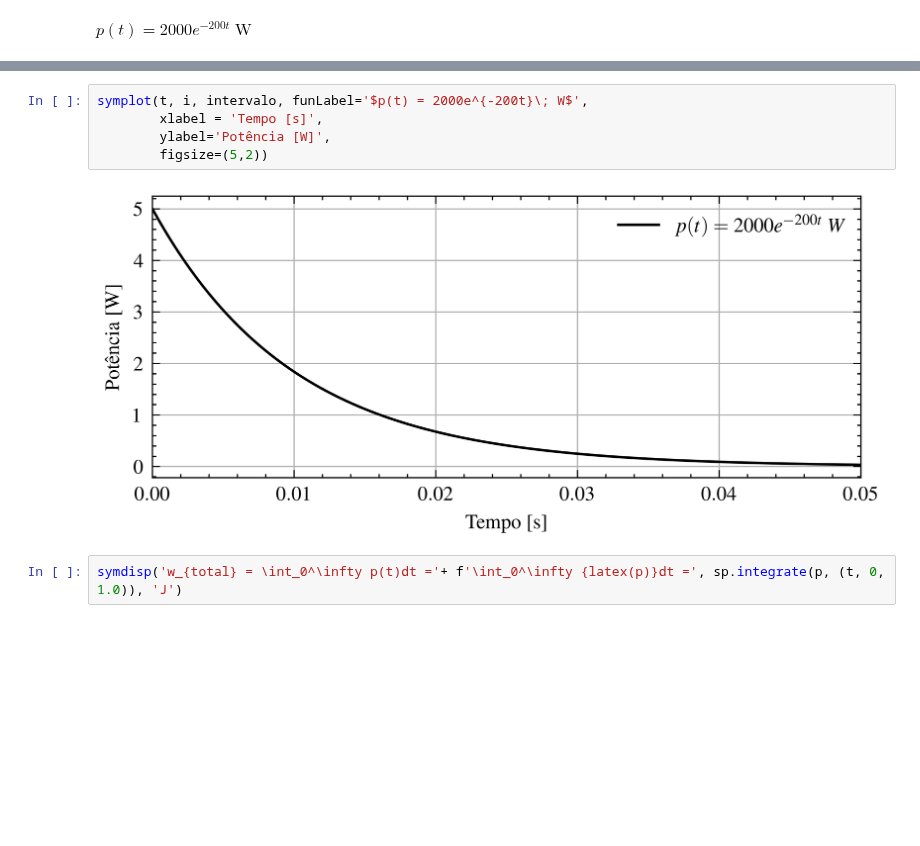
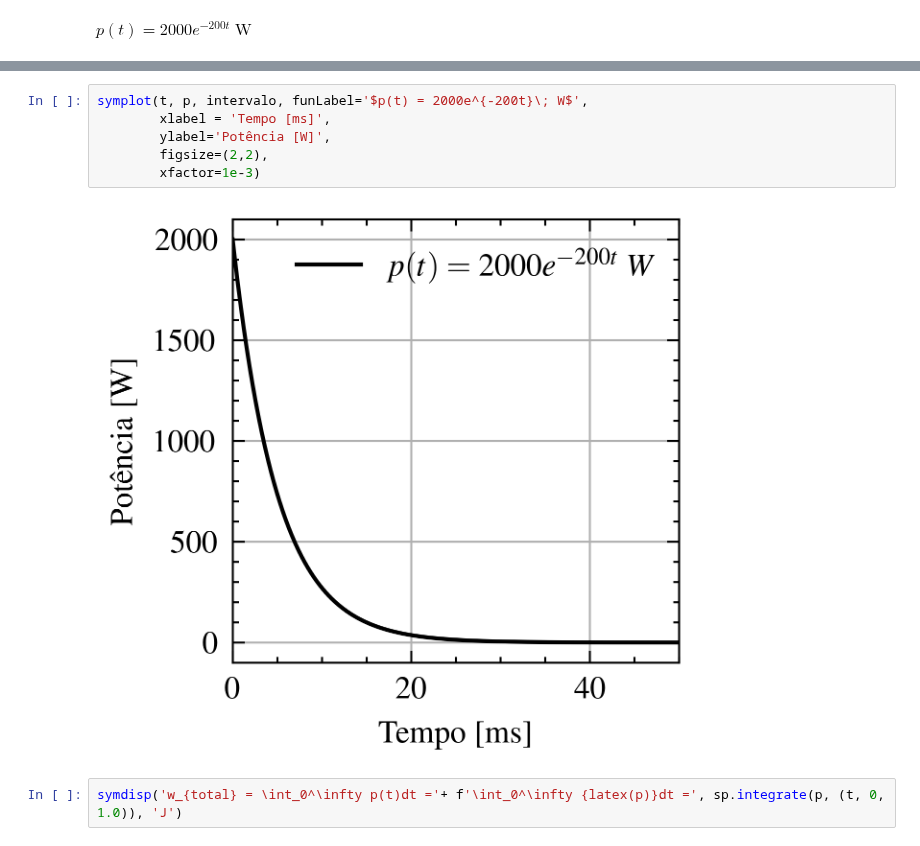
Before and after one commit to edsonportosilva/ElectricCircuits, a Jupyter notebook: Jupyter notebooks/Aulas/Aula 1.ipynb, the cells around one changed output, grey strips where cells are left out. Cells and saved outputs as stored; diff of their text form; blank space fills up the shorter version.

```diff
--- a/Jupyter notebooks/Aulas/Aula 1.ipynb
+++ b/Jupyter notebooks/Aulas/Aula 1.ipynb
@@ -50,10 +53,11 @@ symplot(t, i, intervalo, funLabel='$i(t) = 5e^{-100t}\; A$',
 # %%
-symplot(t, i, intervalo, funLabel='$p(t) = 2000e^{-200t}\; W$',
-        xlabel = 'Tempo [s]',
+symplot(t, p, intervalo, funLabel='$p(t) = 2000e^{-200t}\; W$',
+        xlabel = 'Tempo [ms]',
         ylabel='Potência [W]',
-        figsize=(5,2))
+        figsize=(2,2),
+        xfactor=1e-3)
 # %% [output]
-[figure, old version]
+[figure, new version]
 # %%
 symdisp('w_{total} = \int_0^\infty p(t)dt ='+ f'\int_0^\infty {latex(p)}dt =', sp.integrate(p, (t, 0, 1.0)), 'J')
 # %% [output]
```
Also changed, not shown: parts of 2 cells of this notebook.
